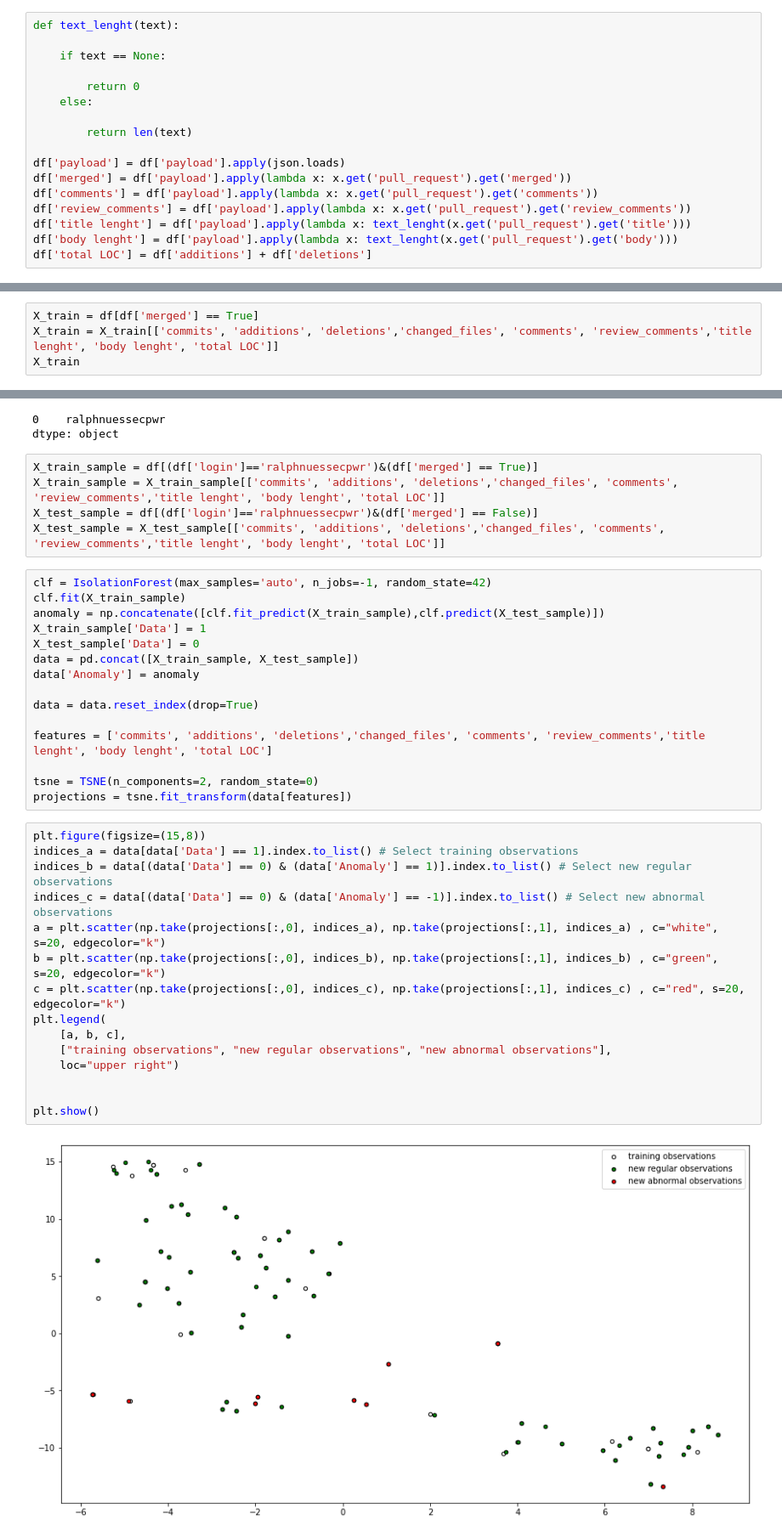
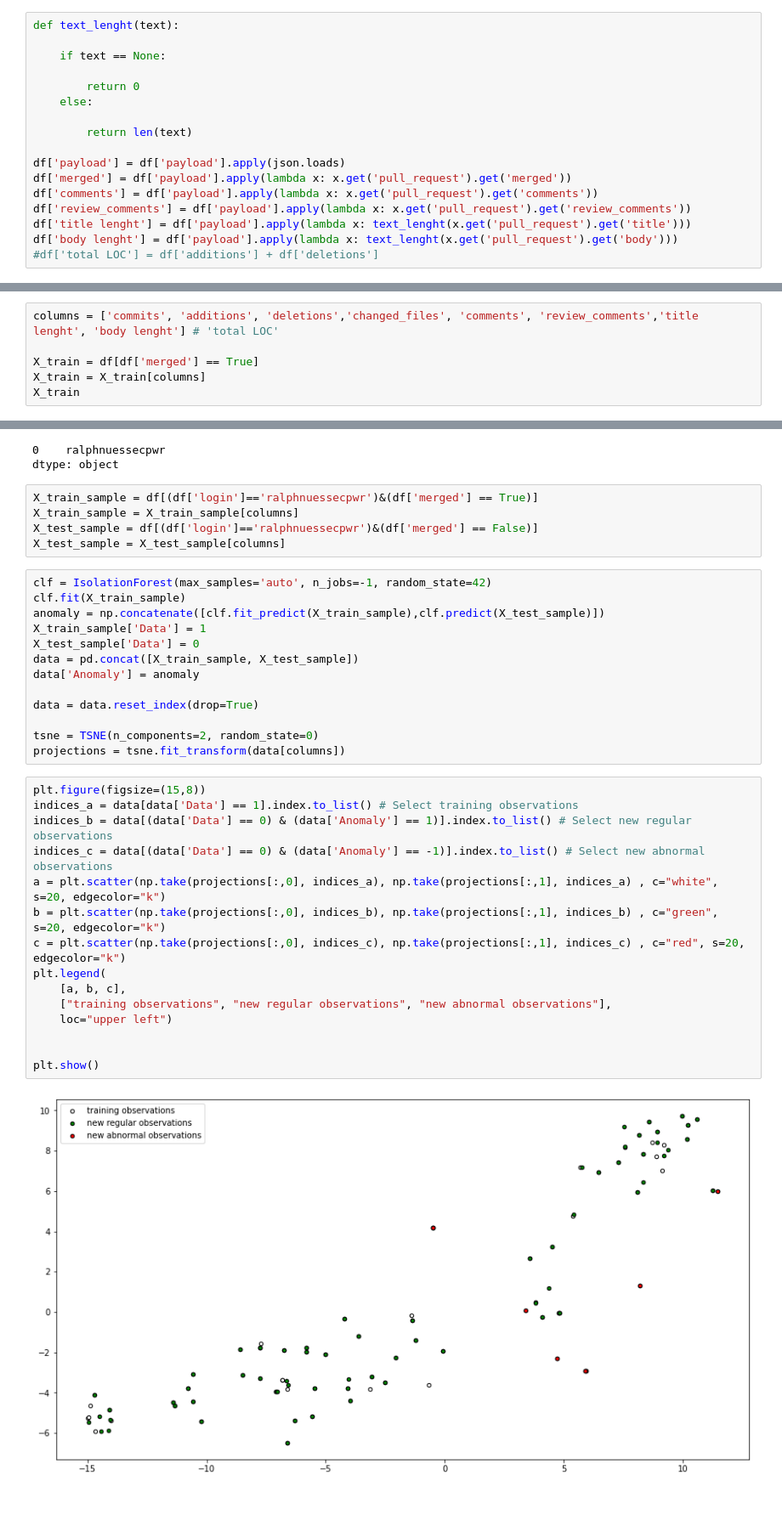
Before and after one commit to fzanart/Socialz, a Jupyter notebook: anomaly_detection.ipynb, the cells around one changed output, grey strips where cells are left out. Shown: that part at 85% size. Saved outputs shown, nothing was run; the diff lists cells and outputs as text; blank space fills up the shorter version.

Commit message:
Anomaly detection using sklearn - Isolation Forest algorithm
- Add example for one particular user "ralphnuessecpwr"
- Add subplots for each feature with marks on abnormal data points.

```diff
--- a/anomaly_detection.ipynb
+++ b/anomaly_detection.ipynb
@@ -44,7 +44,7 @@ df['comments'] = df['payload'].apply(lambda x: x.get('pull_request').get('commen
 df['review_comments'] = df['payload'].apply(lambda x: x.get('pull_request').get('review_comments'))
 df['title lenght'] = df['payload'].apply(lambda x: text_lenght(x.get('pull_request').get('title')))
 df['body lenght'] = df['payload'].apply(lambda x: text_lenght(x.get('pull_request').get('body')))
-df['total LOC'] = df['additions'] + df['deletions']
+#df['total LOC'] = df['additions'] + df['deletions']
 # %%
 df
 # %% [output]
@@ -64,5 +64,7 @@ df
 # %%
+columns = ['commits', 'additions', 'deletions','changed_files', 'comments', 'review_comments','title lenght', 'body lenght'] # 'total LOC'
+
 X_train = df[df['merged'] == True]
-X_train = X_train[['commits', 'additions', 'deletions','changed_files', 'comments', 'review_comments','title lenght', 'body lenght', 'total LOC']]
+X_train = X_train[columns]
 X_train
 # %% [output]
@@ -175,9 +177,9 @@ df['login'].mode()
 dtype: object
 # %%
 X_train_sample = df[(df['login']=='ralphnuessecpwr')&(df['merged'] == True)]
-X_train_sample = X_train_sample[['commits', 'additions', 'deletions','changed_files', 'comments', 'review_comments','title lenght', 'body lenght', 'total LOC']]
+X_train_sample = X_train_sample[columns]
 X_test_sample = df[(df['login']=='ralphnuessecpwr')&(df['merged'] == False)]
-X_test_sample = X_test_sample[['commits', 'additions', 'deletions','changed_files', 'comments', 'review_comments','title lenght', 'body lenght', 'total LOC']]
+X_test_sample = X_test_sample[columns]
 # %%
 clf = IsolationForest(max_samples='auto', n_jobs=-1, random_state=42)
 clf.fit(X_train_sample)
@@ -189,24 +191,22 @@ data['Anomaly'] = anomaly
 
 data = data.reset_index(drop=True)
 
-features = ['commits', 'additions', 'deletions','changed_files', 'comments', 'review_comments','title lenght', 'body lenght', 'total LOC']
-
 tsne = TSNE(n_components=2, random_state=0)
-projections = tsne.fit_transform(data[features])
+projections = tsne.fit_transform(data[columns])
 # %%
 plt.figure(figsize=(15,8))
 indices_a = data[data['Data'] == 1].index.to_list() # Select training observations
 indices_b = data[(data['Data'] == 0) & (data['Anomaly'] == 1)].index.to_list() # Select new regular observations
 indices_c = data[(data['Data'] == 0) & (data['Anomaly'] == -1)].index.to_list() # Select new abnormal observations
 a = plt.scatter(np.take(projections[:,0], indices_a), np.take(projections[:,1], indices_a) , c="white", s=20, edgecolor="k")
 b = plt.scatter(np.take(projections[:,0], indices_b), np.take(projections[:,1], indices_b) , c="green", s=20, edgecolor="k")
 c = plt.scatter(np.take(projections[:,0], indices_c), np.take(projections[:,1], indices_c) , c="red", s=20, edgecolor="k")
 plt.legend(
     [a, b, c],
     ["training observations", "new regular observations", "new abnormal observations"],
-    loc="upper right")
+    loc="upper left")
 
 
 plt.show()
 # %% [output]
-[figure, old version]
+[figure, new version]
```
Also changed, not shown: parts of 9 cells of this notebook.
